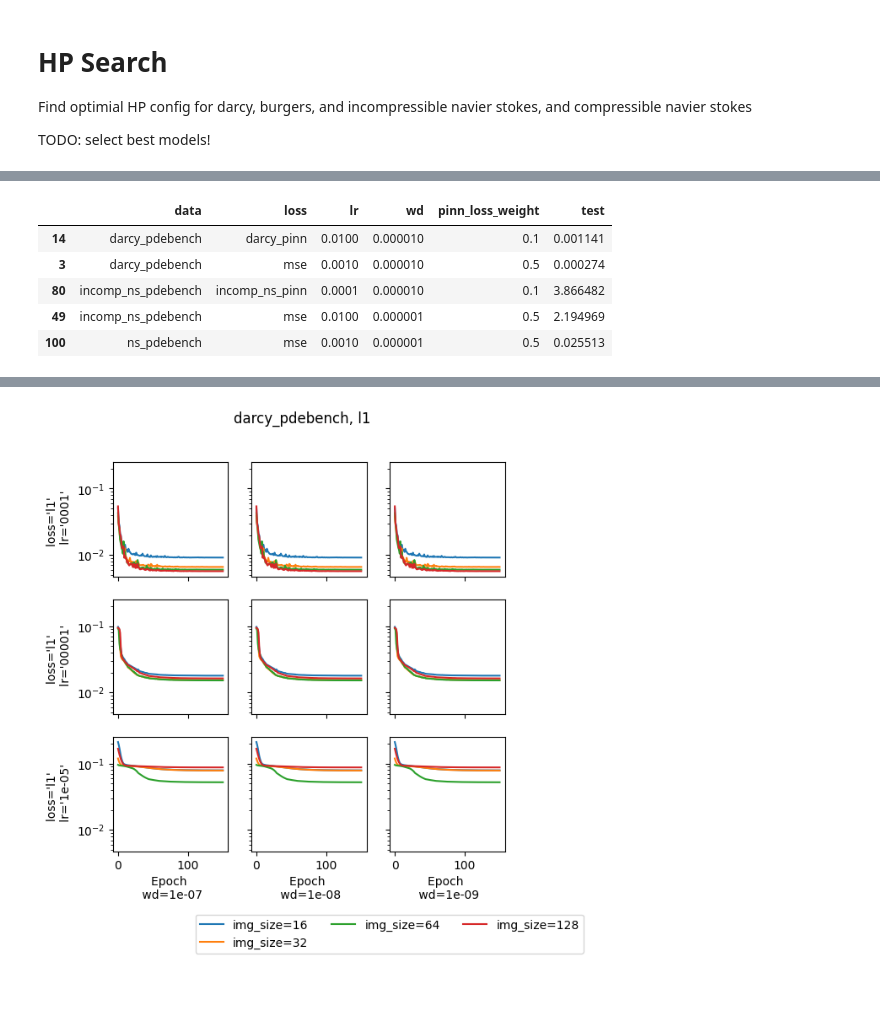
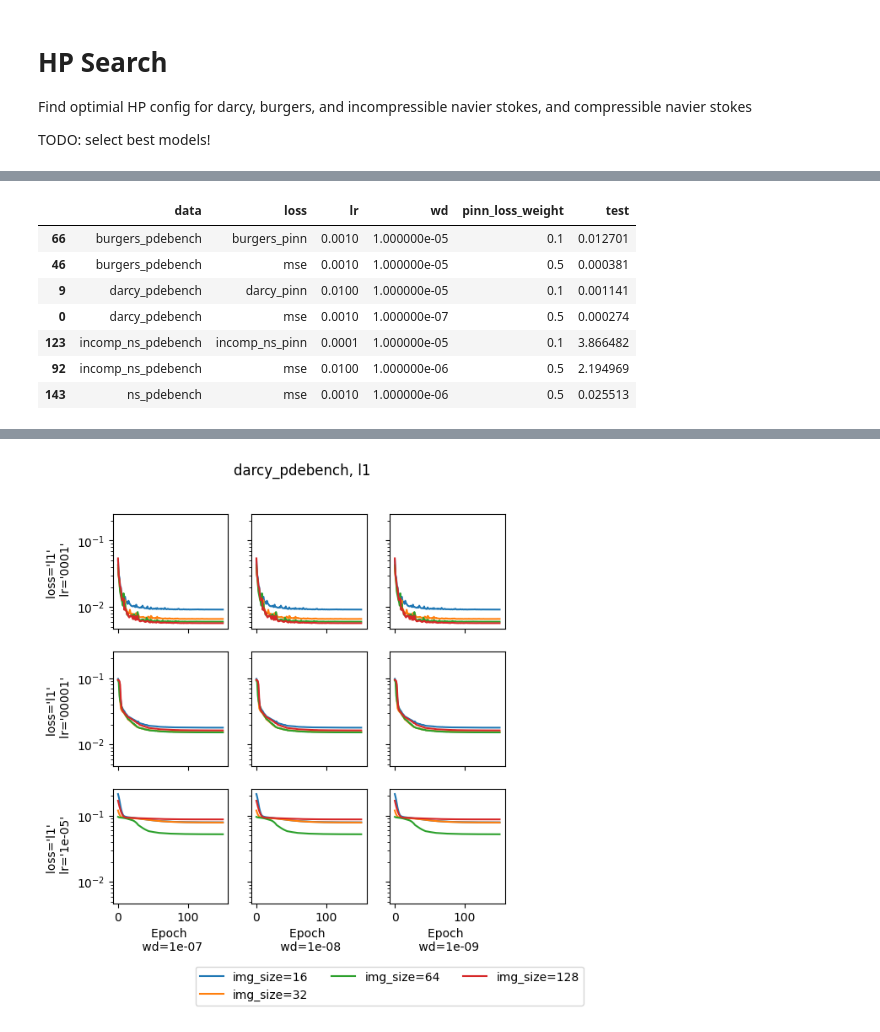
Before and after one commit to msakarvadia/operator_aliasing, a Jupyter notebook: notebooks/figures.ipynb, the cells around one changed output, grey strips where cells are left out. Saved outputs shown, nothing was run; the diff lists cells and outputs as text; code cells hidden in the pictures; blank space fills up the shorter version.

```diff
--- a/notebooks/figures.ipynb
+++ b/notebooks/figures.ipynb
@@ -639,10 +661,14 @@ finished_exp=108, total_exp=156, 69.23076923076923 %
 # %%
-best_hps = summary_stats.loc[summary_stats.groupby(['data', 'loss']).test.idxmin()]
+best_hps = summary_stats.loc[
+    summary_stats.groupby(['data', 'loss']).test.idxmin()
+]
 best_hps
 # %% [output]
 |  | data | loss | lr | wd | pinn_loss_weight | test |
-| 14 | darcy_pdebench | darcy_pinn | 0.0100 | 0.000010 | 0.1 | 0.001141 |
-| 3 | darcy_pdebench | mse | 0.0010 | 0.000010 | 0.5 | 0.000274 |
-| 80 | incomp_ns_pdebench | incomp_ns_pinn | 0.0001 | 0.000010 | 0.1 | 3.866482 |
-| 49 | incomp_ns_pdebench | mse | 0.0100 | 0.000001 | 0.5 | 2.194969 |
-| 100 | ns_pdebench | mse | 0.0010 | 0.000001 | 0.5 | 0.025513 |
+| 66 | burgers_pdebench | burgers_pinn | 0.0010 | 1.000000e-05 | 0.1 | 0.012701 |
+| 46 | burgers_pdebench | mse | 0.0010 | 1.000000e-05 | 0.5 | 0.000381 |
+| 9 | darcy_pdebench | darcy_pinn | 0.0100 | 1.000000e-05 | 0.1 | 0.001141 |
+| 0 | darcy_pdebench | mse | 0.0010 | 1.000000e-07 | 0.5 | 0.000274 |
+| 123 | incomp_ns_pdebench | incomp_ns_pinn | 0.0001 | 1.000000e-05 | 0.1 | 3.866482 |
+| 92 | incomp_ns_pdebench | mse | 0.0100 | 1.000000e-06 | 0.5 | 2.194969 |
+| 143 | ns_pdebench | mse | 0.0010 | 1.000000e-06 | 0.5 | 0.025513 |
```
Also changed, not shown: parts of 18 cells of this notebook.
